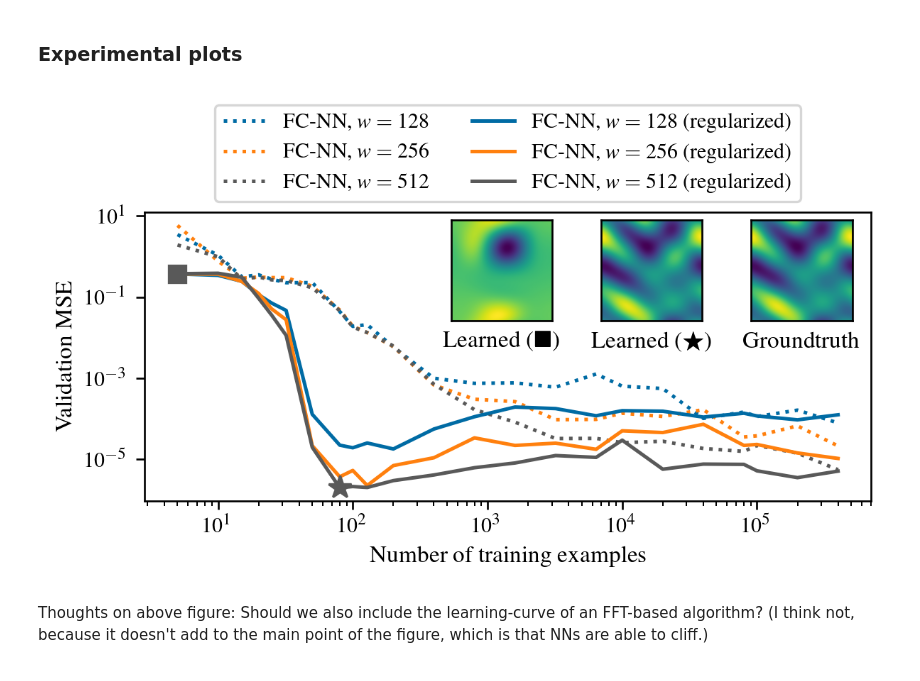
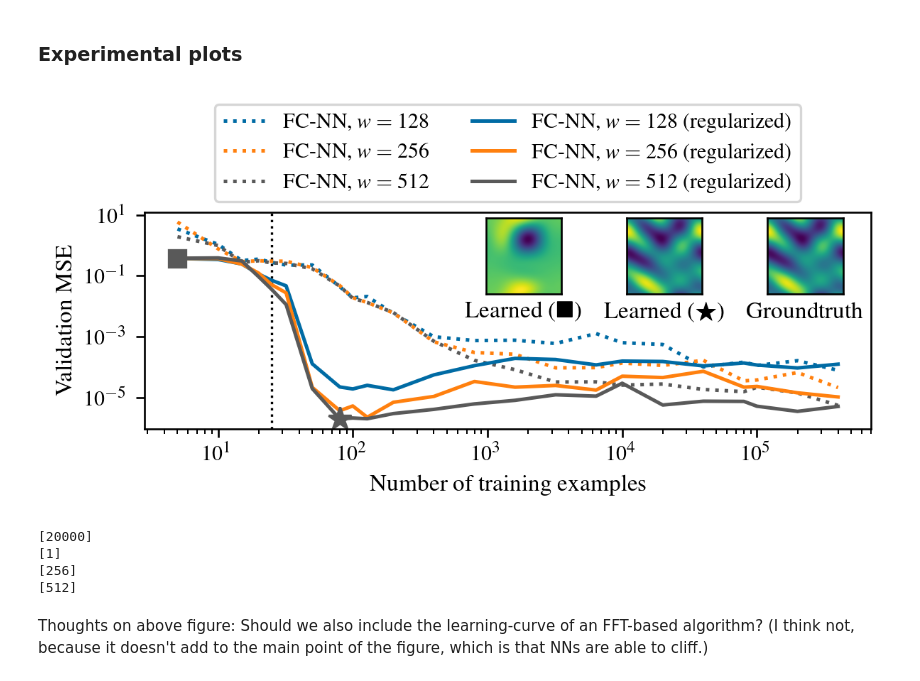
Before and after one commit to ed1d1a8d/scaling, a Jupyter notebook: notebooks/harmonics/nn-harmonic-learning.ipynb, the cells around one changed output. Saved outputs shown, nothing was run; the diff lists cells and outputs as text; code cells hidden in the pictures.

Commit message:
Update all the plots

```diff
--- a/notebooks/harmonics/nn-harmonic-learning.ipynb
+++ b/notebooks/harmonics/nn-harmonic-learning.ipynb
@@ -39,0 +53,13 @@ len(df)
+# %%
+def get_min_val_mse_from_id(run_id: str, samples: int = 3 * 10 ** 4,) -> float:
+    api = wandb.Api(timeout=30)
+    run = api.run(f"data-frugal-learning/harmonic-learning/{run_id}")
+    history = run.history(keys=["val_mse"], samples=samples)
+    return history.val_mse.min()
+
+df["min_val_mse"] = process_map(
+    get_min_val_mse_from_id,
+    [r.id for r in runs],
+    max_workers=14,  # https://docs.wandb.ai/guides/track/limits
+    tqdm_class=tqdm,
+)
@@ -105,7 +154,8 @@ plt.style.use(
     ],
 )
 width = stylesheets.ME_FOMO_2023["col1_width"]
-fig = plt.figure(figsize=(width, 0.4 * width))
+fig = plt.figure(figsize=(width, 0.3 * width))
+target = "val_mse"
 
 for w in [128, 256, 512]:
     cdf = (
@@ -118,7 +168,7 @@ for w in [128, 256, 512]:
         plt.plot([], [])
     plt.plot(
         cdf.n_train,
-        cdf.val_mse,
+        cdf[target],
         label=rf"FC-NN, ${w=}$",
         linestyle=":",
         zorder=-1,
@@ -137,52 +187,70 @@ for w in [128, 256, 512]:
         plt.plot([], [])
     ax = plt.plot(
         cdf.n_train,
-        cdf.val_mse,
+        cdf[target],
         label=rf"FC-NN, ${w=}$ (regularized)",
     )
 
 prev_color = ax[0].get_color()
 plt.plot(
     START_ROW.n_train,
-    START_ROW.final_val_mse,
+    START_ROW[target],
     "s",
     markersize=7,
     color=prev_color,
 )
 plt.plot(
     BEST_ROW.n_train,
-    BEST_ROW.final_val_mse,
+    BEST_ROW[target],
     "*",
     markersize=10,
     color=prev_color,
+)
+
+plt.axvline(
+    (2 * 2 + 1) ** 2,
+    color="black",
+    linestyle=":",
+    zorder=-100,
+    linewidth=1,
 )
 
 plt.xscale("log")
 plt.yscale("log")
 plt.xlabel("Number of training examples")
 plt.ylabel("Validation MSE")
 # Legend on top
 plt.legend(loc="lower center", bbox_to_anchor=(0.5, 1), ncol=2)
 
 # Plot start_img, best_img, true_img in top right corner
 for i, img in enumerate([start_img, best_img, true_img]):
     newax = fig.add_axes(
-        [0.3 + 0.16 * i, 0.59, 0.26, 0.27], anchor="NE", zorder=1
+        [0.31 + 0.15 * i, 0.59, 0.26, 0.27], anchor="NE", zorder=1
     )
     newax.imshow(img)
     # No ticks
     newax.set_xticks([])
     newax.set_yticks([])
     newax.set_xlabel([
         r"Learned ($\blacksquare$)",
         r"Learned ($\bigstar$)",
         r"Groundtruth"
     ][i])
     # Adjust xlabel slightly upwards
     newax.xaxis.set_label_coords(0.5, -0.1)
 
 plt.savefig("figures/nn-harmonic-learning.pgf", bbox_inches="tight")
 # %% [output]
-[figure, old version]
+[figure, new version]
+# %%
+print(df.net_cfg_high_freq_mcls_samples.unique())
+print(df.net_cfg_high_freq_lambda.unique())
+print(df.batch_size.unique())
+print(df.n_val.unique())
+# %% [output]
+[20000]
+[1]
+[256]
+[512]
 # %% [markdown]
 Thoughts on above figure: Should we also include the learning-curve of an FFT-based algorithm? (I think not, because it doesn't add to the main point of the figure, which is that NNs are able to cliff.)
```
Also changed, not shown: parts of 5 cells of this notebook, 11 other files.
